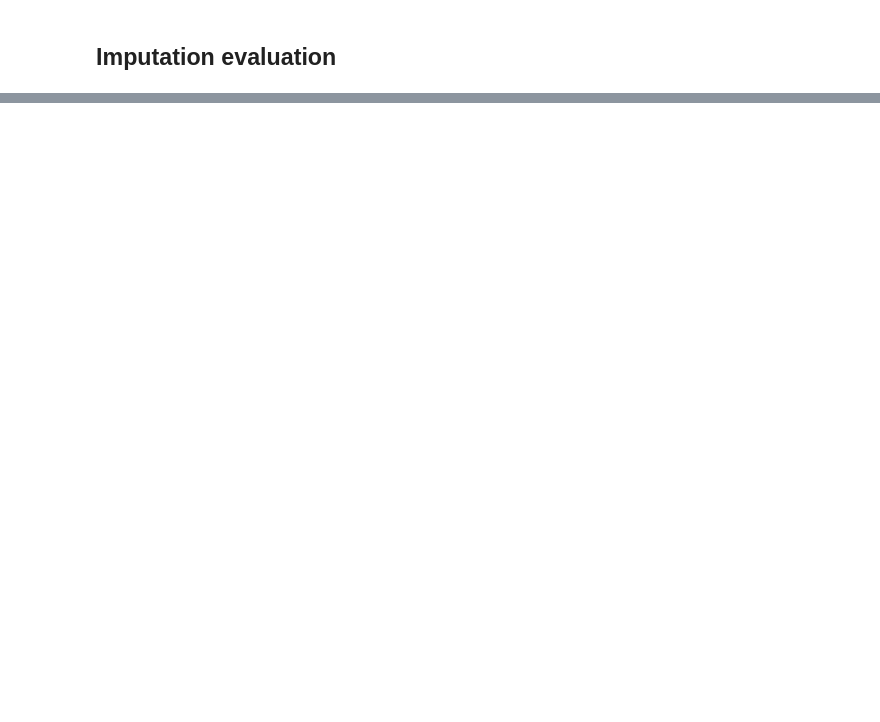
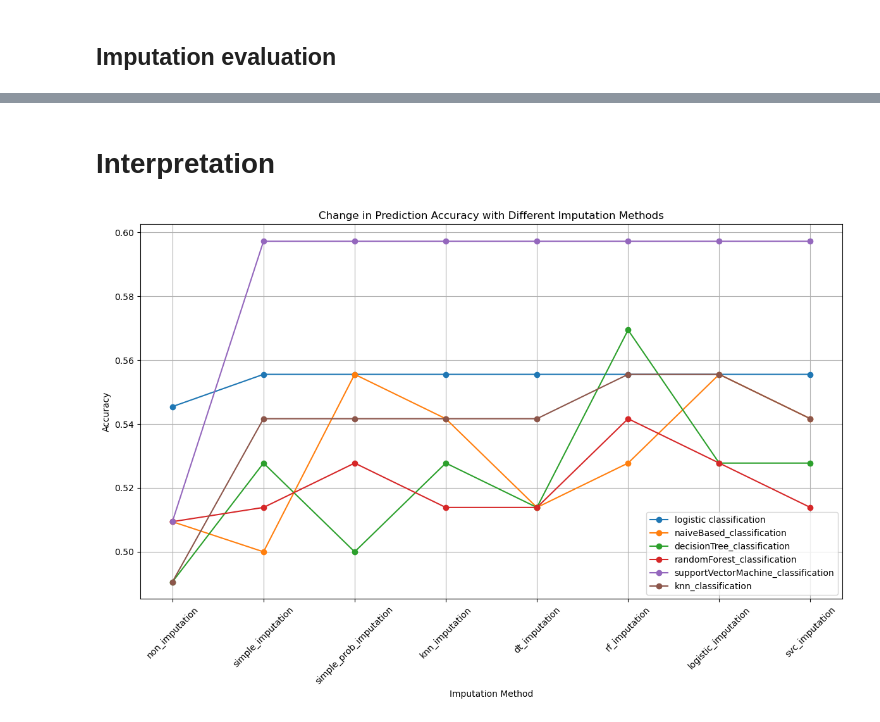
Before and after one commit to g7xu/Exploring_missingness_in_MicrobiomeDataset, a Jupyter notebook: analyzing_data.ipynb, the cells around one changed output, grey strips where cells are left out. Cells and saved outputs as stored; diff of their text form; code cells hidden in the pictures; blank space fills up the shorter version.

Commit message:
finishing evaluating imputation

```diff
--- a/analyzing_data.ipynb
+++ b/analyzing_data.ipynb
@@ -236,3 +371,5 @@ CRITICAL_COL = ['superkingdom', 'created_at_m', 'update_at_m', 'phylum', 'klass'
+# %%
+TEST_SIZE = 0.2
 # %%
 def logistic_regression_classification(df):
     '''
@@ -247,7 +384,7 @@ def logistic_regression_classification(df):
     label_encoder = LabelEncoder()
     y = label_encoder.fit_transform(train['association_sources'])
 
-    X_train, X_test, y_train, y_test = train_test_split(X, y, test_size=0.2, random_state=42)
+    X_train, X_test, y_train, y_test = train_test_split(X, y, test_size=TEST_SIZE, random_state=42)
 
     model = LogisticRegression(max_iter=1000)
     model.fit(X_train, y_train)
@@ -348,0 +579,15 @@ ModuleNotFoundError: No module named 'fancyimpute'
+# %%
+imputation_results = imputation_eval({'non_imputation': filtered_complete_ms,
+                    'simple_imputation': simple_imputation_df,
+                    'simple_prob_imputation': prob_imputation_df,
+                    'knn_imputation': knn_imputation_df,
+                    'dt_imputation': dt_imputation_df,
+                    'rf_imputation': rf_imputation_df,
+                    'logistic_imputation': logistic_imputation_df,
+                    'svc_imputation': svc_imputation_df},
+                {'logistic classification': logistic_regression_classification,
+                'naiveBased_classification': naiveBased_classification,
+                'decisionTree_classification': decisionTree_classification,
+                'randomForest_classification': randomForest_classification,
+                'supportVectorMachine_classification': supportVectorMachine_classification,
+                'knn_classification': knn_classification})
@@ -348,0 +632,32 @@ ModuleNotFoundError: No module named 'fancyimpute'
+# %% [markdown]
+# Interpretation
+# %%
+import pandas as pd
+import matplotlib.pyplot as plt
+
+def plot_results(imputation_results):
+    '''
+    Plot the change in prediction accuracy of different classification algorithms with different imputation methods.
+
+    Parameters:
+    imputation_results (pd.DataFrame): The DataFrame containing the accuracy results.
+    '''
+    plt.figure(figsize=(12, 8))
+    for algorithm in imputation_results['Algorithm'].unique():
+        subset = imputation_results[imputation_results['Algorithm'] == algorithm]
+        plt.plot(subset['imputation_method'], subset['accuracy'], marker='o', label=algorithm)
+
+    plt.title('Change in Prediction Accuracy with Different Imputation Methods')
+    plt.xlabel('Imputation Method')
+    plt.ylabel('Accuracy')
+    plt.legend()
+    plt.grid(True)
+    plt.xticks(rotation=45)
+    plt.tight_layout()
+    plt.show()
+
+# Example usage
+# Assuming imputation_results is already defined and populated
+plot_results(imputation_results)
+# %% [output]
+[figure, added]
```
Also changed, not shown: parts of 26 cells of this notebook, 1 other file.
